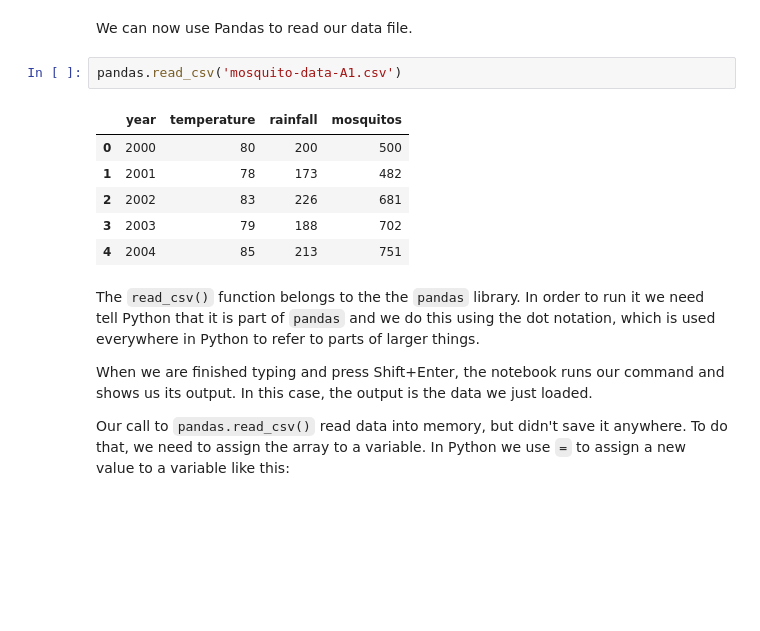
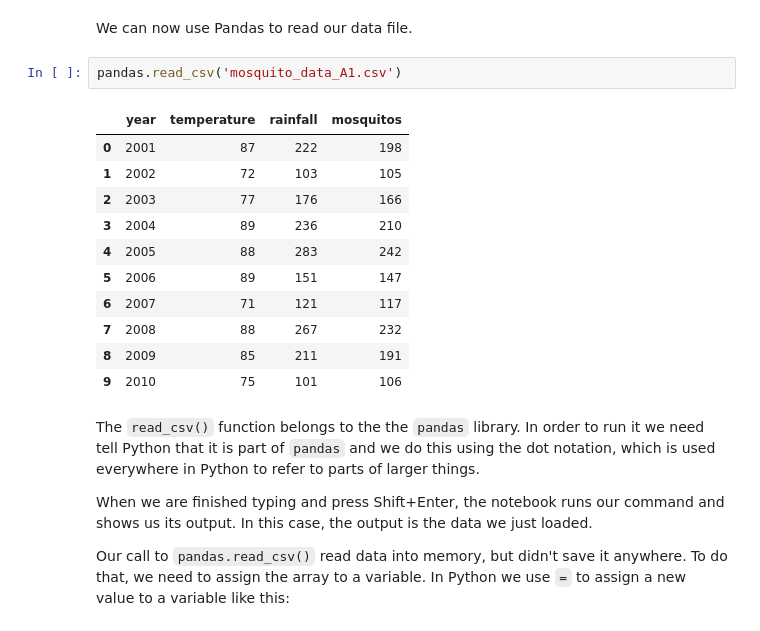
Before and after one commit to swcarpentry/DEPRECATED-bc, a Jupyter notebook: python/intermediate/01-intro-python.ipynb, the cells around one changed output. Drawn from its saved outputs; the diff is of its cells as text; blank space fills up the shorter version.

```diff
--- a/python/intermediate/01-intro-python.ipynb
+++ b/python/intermediate/01-intro-python.ipynb
@@ -27,14 +27,19 @@ import pandas
 # %% [markdown]
 We can now use Pandas to read our data file.
 # %%
-pandas.read_csv('mosquito-data-A1.csv')
+pandas.read_csv('mosquito_data_A1.csv')
 # %% [output]
 |  | year | temperature | rainfall | mosquitos |
-| 0 | 2000 | 80 | 200 | 500 |
-| 1 | 2001 | 78 | 173 | 482 |
-| 2 | 2002 | 83 | 226 | 681 |
-| 3 | 2003 | 79 | 188 | 702 |
-| 4 | 2004 | 85 | 213 | 751 |
+| 0 | 2001 | 87 | 222 | 198 |
+| 1 | 2002 | 72 | 103 | 105 |
+| 2 | 2003 | 77 | 176 | 166 |
+| 3 | 2004 | 89 | 236 | 210 |
+| 4 | 2005 | 88 | 283 | 242 |
+| 5 | 2006 | 89 | 151 | 147 |
+| 6 | 2007 | 71 | 121 | 117 |
+| 7 | 2008 | 88 | 267 | 232 |
+| 8 | 2009 | 85 | 211 | 191 |
+| 9 | 2010 | 75 | 101 | 106 |
 # %% [markdown]
 The `read_csv()` function belongs to the the `pandas` library. In order to run it we need tell Python that it is part of ``pandas`` and we do this using the dot notation, which is used everywhere in Python to refer to parts of larger things.
 
```
Also changed, not shown: parts of 23 cells of this notebook, 4 other files.
